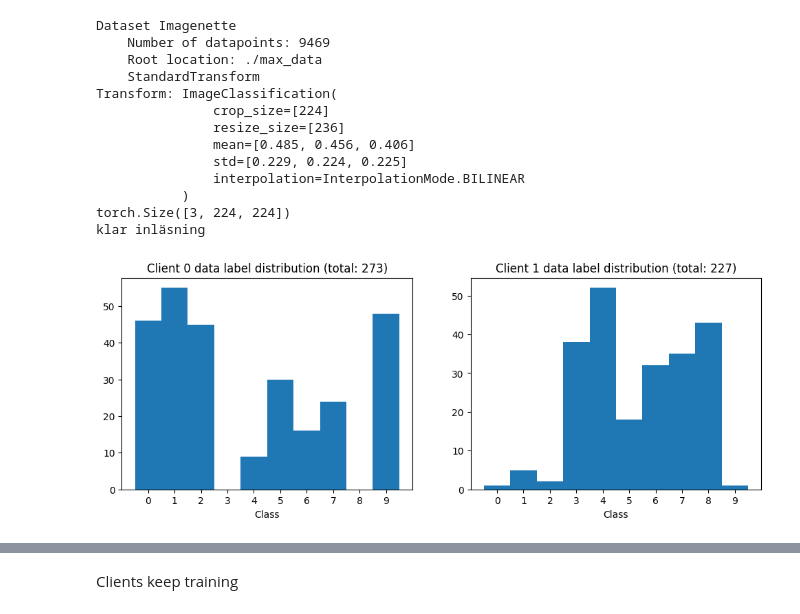
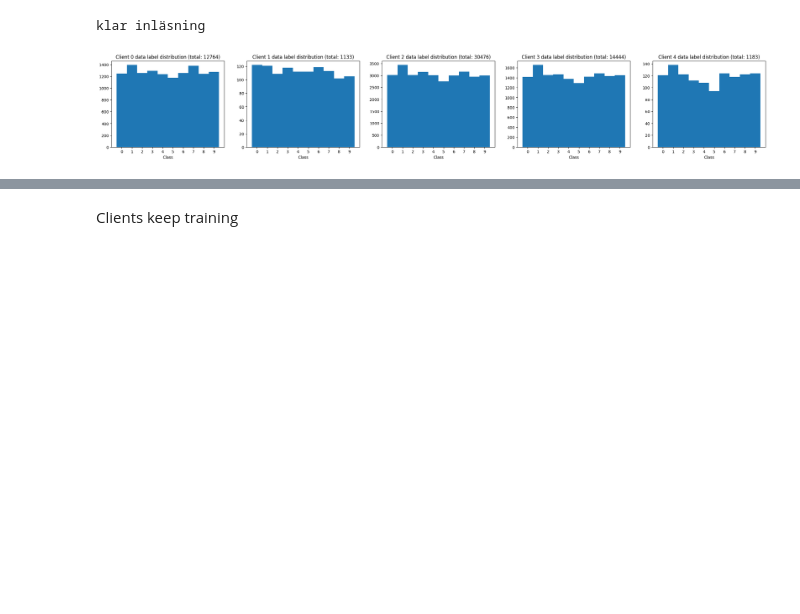
Before and after one commit to mhalleryd/MEX-FEDn, a Jupyter notebook: scaleout-client-python/examples/Max-Imagenette/max_test.ipynb, the cells around one changed output, grey strips where cells are left out. Saved outputs shown, nothing was run; the diff lists cells and outputs as text; code cells hidden in the pictures; blank space fills up the shorter version.

Commit message:
lite extra idx maps och client selection

```diff
--- a/scaleout-client-python/examples/Max-Imagenette/max_test.ipynb
+++ b/scaleout-client-python/examples/Max-Imagenette/max_test.ipynb
@@ -16,7 +16,11 @@ importlib.reload(client)
 model = compile_model()
 print(model)
 
-N_clients = 2
+N_clients = 5
 edge = EdgeClient()
 clients = [client.startup.MyClient(edge) for _ in range(N_clients)]
+
+# Get the complete size of a pytorch model in Mb:
+model_size = sum(p.numel() * p.element_size() for p in model.parameters()) / 1e6
+print('Size of one model: {:.2f} Mb'.format(model_size))
 # %% [output]
@@ -84,7 +77,7 @@ def niid_loader(data_path=None, dataset_name='mnist', is_train=True, download=Fa
         )
 
         #non-iid map
-        with open('./max_dataidx_maps/net_dataidx_map_labeldir_beta05.pkl', 'rb') as f:
+        with open('./max_dataidx_maps/mnist_quantity_dataidx_map_labeldir_beta05_5clients.pkl', 'rb') as f:
             idx_dict = pickle.load(f)
 
         client_ds = [
@@ -101,48 +94,36 @@ def niid_loader(data_path=None, dataset_name='mnist', is_train=True, download=Fa
 #             train=True,
 #             download=False,
 #             transform=transforms.Compose([
 #                 transforms.ToTensor()
 #             ])
 #         )
 # client_ds = torch.utils.data.random_split(data, [0.5, 0.5])
 
 
 client_ds = niid_loader(
     data_path='./max_data',
     is_train=True,
-    dataset_name='imagenette',
+    dataset_name='mnist',
     )
 
 
 print('klar inläsning')
 labels = [[] for _ in range(N_clients)]
 for c in range(N_clients):
     for _, label in client_ds[c]:
         labels[c].append(label)
 
 #Client data distribution
-fig, axs = plt.subplots(1,N_clients, figsize=(12,4))
+fig, axs = plt.subplots(1,N_clients, figsize=(30,4))
 for i, client_labels in enumerate(labels):
     axs[i].hist(client_labels, bins=np.arange(11)-0.5)
     axs[i].set_title(f'Client {i} data label distribution (total: {len(client_labels)})')
     axs[i].set_xlabel('Class')
     axs[i].set_xticks(np.arange(10))
 plt.show()
 # %% [output]
-Dataset Imagenette
-    Number of datapoints: 9469
-    Root location: ./max_data
-    StandardTransform
-Transform: ImageClassification(
-               crop_size=[224]
-               resize_size=[236]
-               mean=[0.485, 0.456, 0.406]
-               std=[0.229, 0.224, 0.225]
-               interpolation=InterpolationMode.BILINEAR
-           )
-torch.Size([3, 224, 224])
 klar inläsning
-[figure, old version]
+[figure, new version]
 # %%
 from torch.utils.data import DataLoader, TensorDataset
 
```
Also changed, not shown: parts of 3 cells of this notebook, 5 other files.
